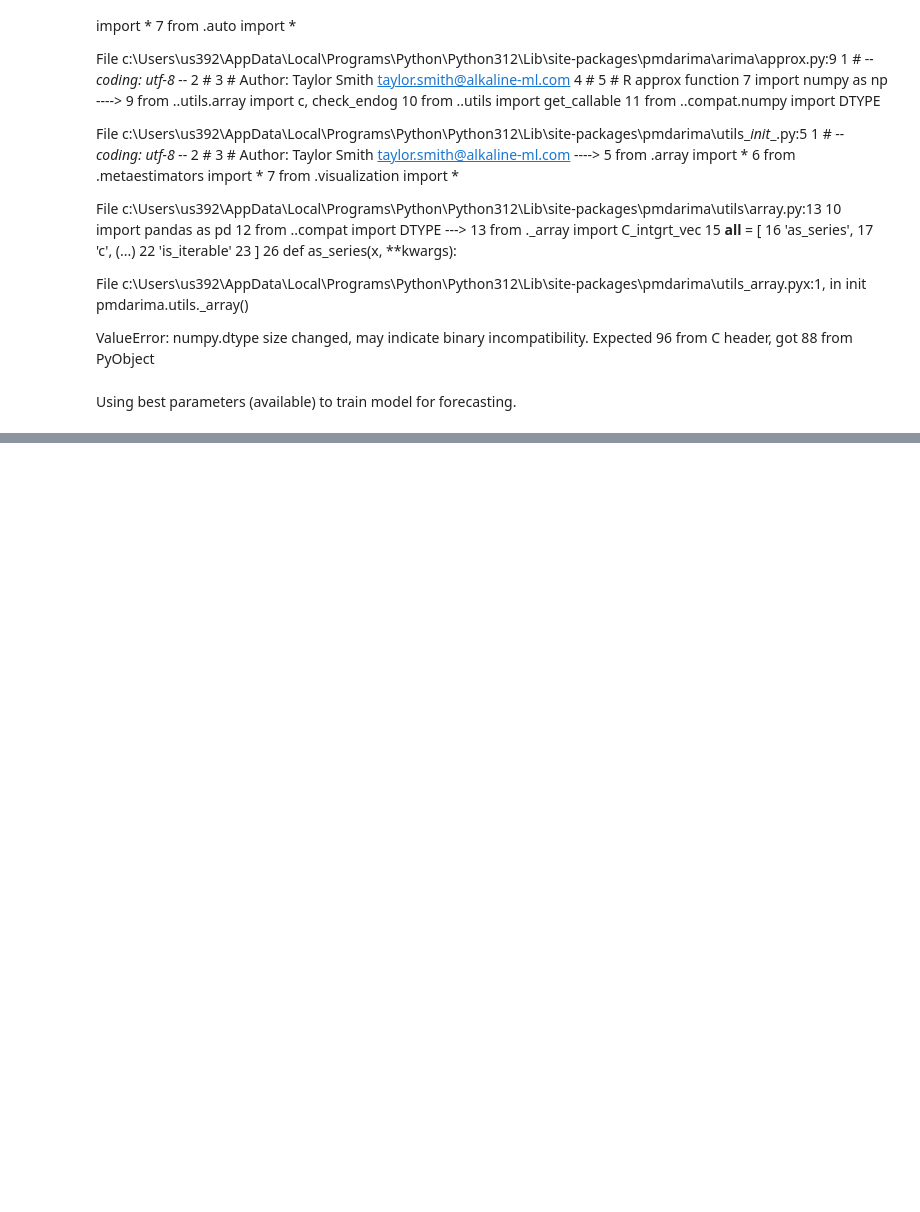
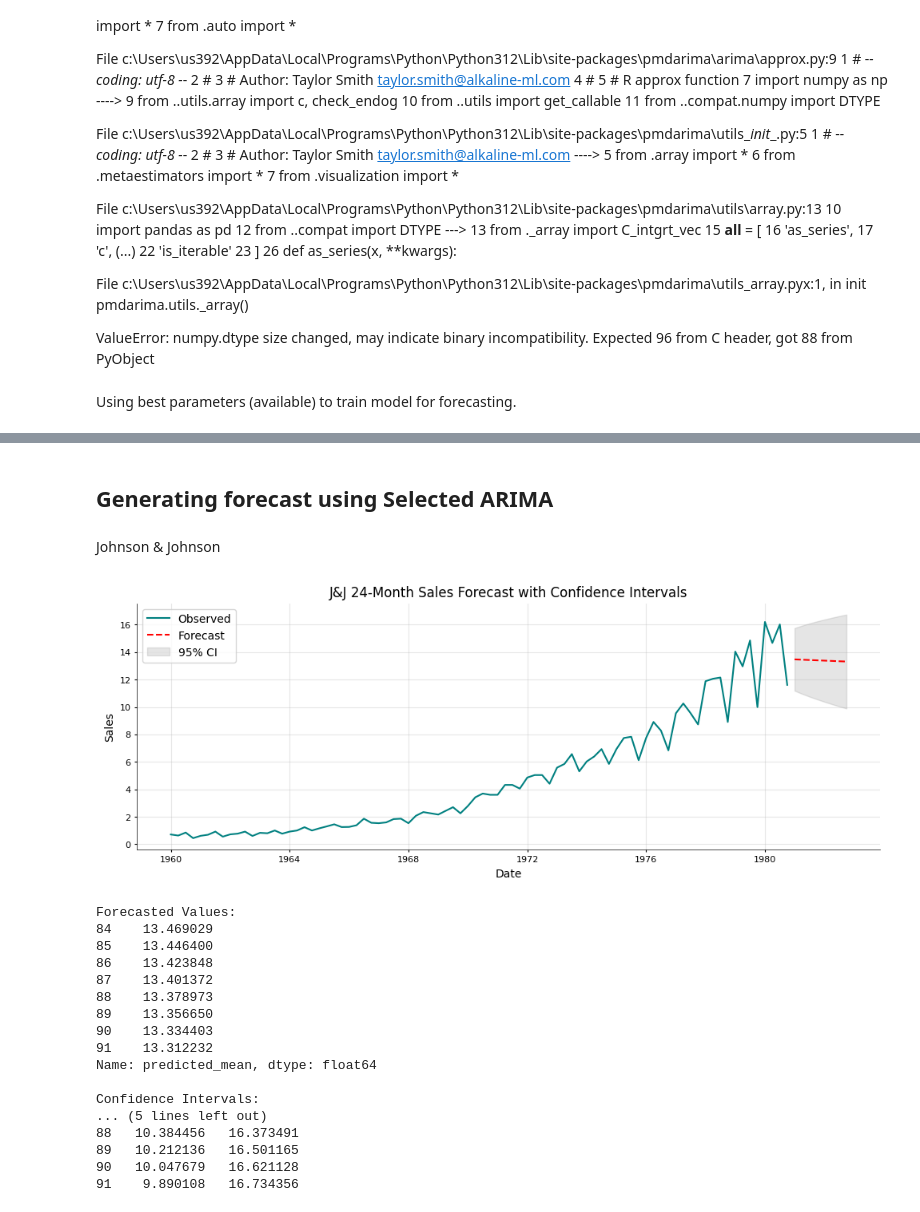
Before and after one commit to MShoaibManzoor/Time-Series-Modelling-Case-Study, a Jupyter notebook: main.ipynb, the cells around one changed output, grey strips where cells are left out. Saved outputs shown, nothing was run; the diff lists cells and outputs as text; code cells hidden in the pictures; blank space fills up the shorter version.

```diff
--- a/main.ipynb
+++ b/main.ipynb
@@ -419,0 +451,62 @@ Warnings:
+# %% [markdown]
+## Generating forecast using Selected ARIMA
+# %% [markdown]
+Johnson & Johnson
+# %%
+JohnsonSeries = Johnson['data']
+
+# 24 months = 8 Quarters.
+ForecastLength = 8
+
+Forecast = ArimaFitJJ.get_forecast(steps=ForecastLength)
+ForecastMean = Forecast.predicted_mean
+ConfidenceInterval = Forecast.conf_int()
+
+# Extending indices to generate forecast.
+ForecastIndex = pd.date_range(
+    start=JohnsonSeries.index[-1] + pd.offsets.QuarterEnd(),
+    periods=ForecastLength,
+    freq='Q'
+)
+
+
+plt.figure(figsize=(12, 4))
+plt.plot(Johnson, label='Observed', color='Teal')
+plt.plot(ForecastIndex, ForecastMean,
+         label='Forecast', color='red', linestyle='--')
+
+plt.fill_between(ForecastIndex,
+                 ConfidenceInterval.iloc[:, 0],
+                 ConfidenceInterval.iloc[:, 1],
+                 color='grey', alpha=0.2, label='95% CI')
+
+plt.title('J&J 24-Month Sales Forecast with Confidence Intervals')
+plt.xlabel('Date')
+plt.ylabel('Sales')
+plt.legend()
+plt.grid(True)
+plt.show()
+
+print('Forecasted Values: ')
+print(ForecastMean)
+print('\nConfidence Intervals: ')
+print(ConfidenceInterval)
+# %% [output]
+[figure, added]
+Forecasted Values:
+84    13.469029
+85    13.446400
+86    13.423848
+87    13.401372
+88    13.378973
+89    13.356650
+90    13.334403
+91    13.312232
+Name: predicted_mean, dtype: float64
+
+Confidence Intervals:
+... (5 lines left out)
+88   10.384456   16.373491
+89   10.212136   16.501165
+90   10.047679   16.621128
+91    9.890108   16.734356
```
Also changed, not shown: parts of 17 cells of this notebook, 12 other files.
